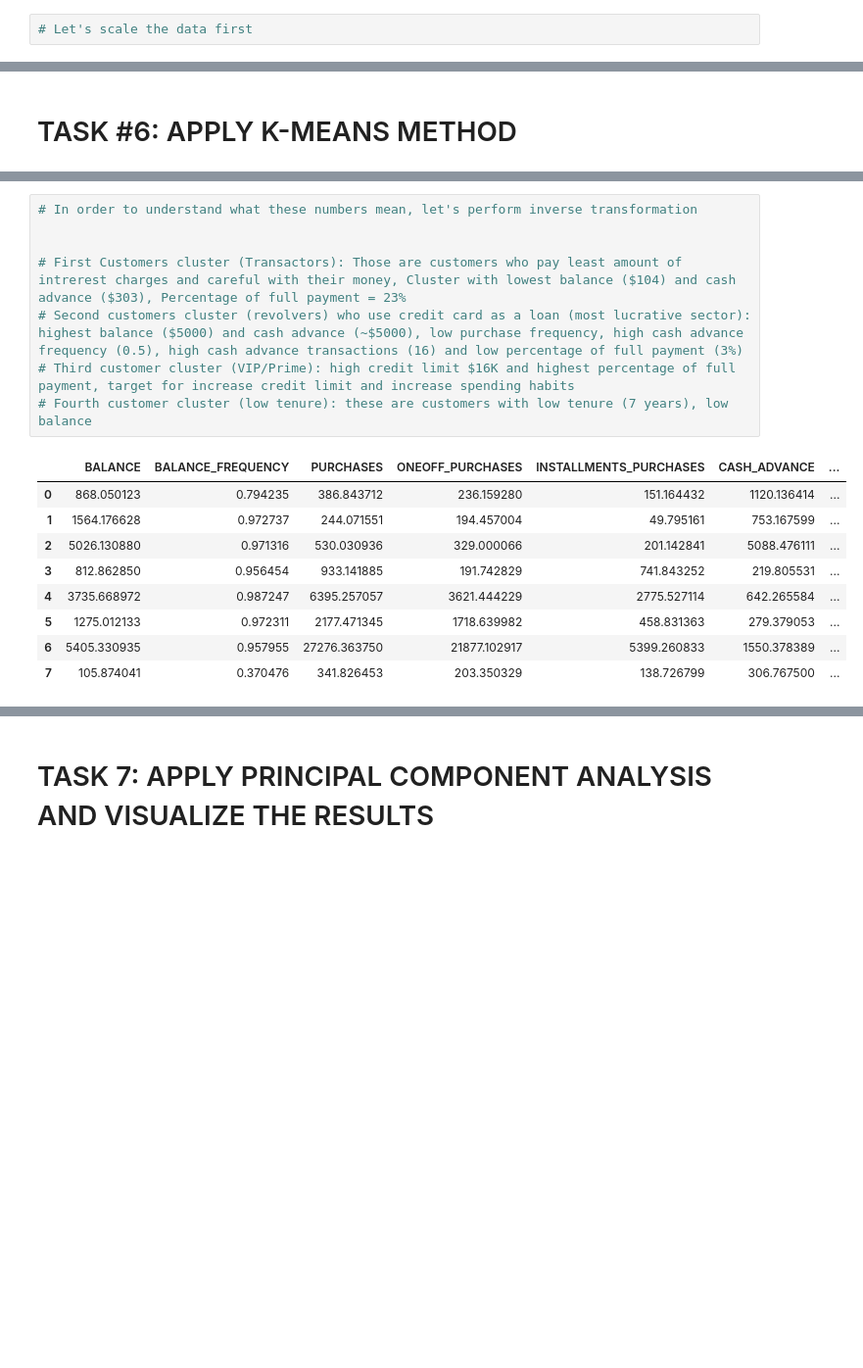
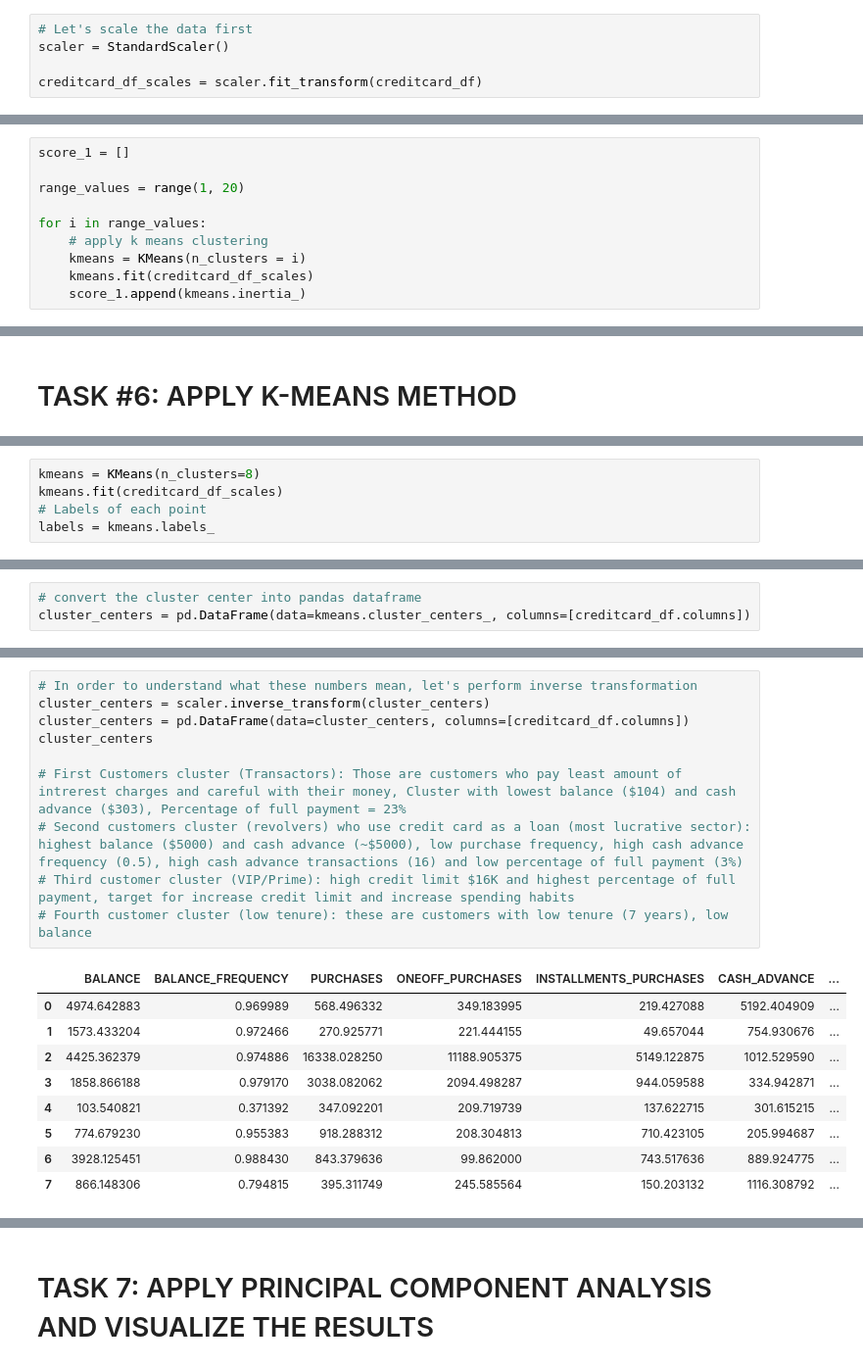
Before and after one commit to aksevenli/Data-Science-for-Business, a Jupyter notebook: Marketing_Department_Skeleton.ipynb, the cells around one changed output, grey strips where cells are left out. Shown at 98% size. Cells and saved outputs as stored; diff of their text form; blank space fills up the shorter version.

```diff
--- a/Marketing_Department_Skeleton.ipynb
+++ b/Marketing_Department_Skeleton.ipynb
@@ -340,3 +340,6 @@ sns.heatmap(correlations, annot = True)
 # TASK #5: FIND THE OPTIMAL NUMBER OF CLUSTERS USING ELBOW METHOD
 # %%
 # Let's scale the data first
+scaler = StandardScaler()
+
+creditcard_df_scales = scaler.fit_transform(creditcard_df)
@@ -361 +367,11 @@ array([[-0.73198937, -0.24943448, -0.42489974, ..., -0.31096755,
+# %%
+score_1 = []
+
+range_values = range(1, 20)
+
+for i in range_values:
+    # apply k means clustering
+    kmeans = KMeans(n_clusters = i)
+    kmeans.fit(creditcard_df_scales)
+    score_1.append(kmeans.inertia_)
 # %%
@@ -383,0 +390,5 @@ array([[-0.73198937, -0.24943448, -0.42489974, ..., -0.31096755,
+# %%
+kmeans = KMeans(n_clusters=8)
+kmeans.fit(creditcard_df_scales)
+# Labels of each point
+labels = kmeans.labels_
@@ -383,0 +405,3 @@ array([[-0.73198937, -0.24943448, -0.42489974, ..., -0.31096755,
+# %%
+# convert the cluster center into pandas dataframe
+cluster_centers = pd.DataFrame(data=kmeans.cluster_centers_, columns=[creditcard_df.columns])
@@ -384,18 +420,20 @@ array([[-0.73198937, -0.24943448, -0.42489974, ..., -0.31096755,
 # %%
 # In order to understand what these numbers mean, let's perform inverse transformation
-
+cluster_centers = scaler.inverse_transform(cluster_centers)
+cluster_centers = pd.DataFrame(data=cluster_centers, columns=[creditcard_df.columns])
+cluster_centers
 
 # First Customers cluster (Transactors): Those are customers who pay least amount of intrerest charges and careful with their money, Cluster with lowest balance ($104) and cash advance ($303), Percentage of full payment = 23%
 # Second customers cluster (revolvers) who use credit card as a loan (most lucrative sector): highest balance ($5000) and cash advance (~$5000), low purchase frequency, high cash advance frequency (0.5), high cash advance transactions (16) and low percentage of full payment (3%)
 # Third customer cluster (VIP/Prime): high credit limit $16K and highest percentage of full payment, target for increase credit limit and increase spending habits
 # Fourth customer cluster (low tenure): these are customers with low tenure (7 years), low balance
 # %% [output]
 |  | BALANCE | BALANCE_FREQUENCY | PURCHASES | ONEOFF_PURCHASES | INSTALLMENTS_PURCHASES | CASH_ADVANCE | ... |
-| 0 | 868.050123 | 0.794235 | 386.843712 | 236.159280 | 151.164432 | 1120.136414 | ... |
-| 1 | 1564.176628 | 0.972737 | 244.071551 | 194.457004 | 49.795161 | 753.167599 | ... |
-| 2 | 5026.130880 | 0.971316 | 530.030936 | 329.000066 | 201.142841 | 5088.476111 | ... |
-| 3 | 812.862850 | 0.956454 | 933.141885 | 191.742829 | 741.843252 | 219.805531 | ... |
-| 4 | 3735.668972 | 0.987247 | 6395.257057 | 3621.444229 | 2775.527114 | 642.265584 | ... |
-| 5 | 1275.012133 | 0.972311 | 2177.471345 | 1718.639982 | 458.831363 | 279.379053 | ... |
-| 6 | 5405.330935 | 0.957955 | 27276.363750 | 21877.102917 | 5399.260833 | 1550.378389 | ... |
-| 7 | 105.874041 | 0.370476 | 341.826453 | 203.350329 | 138.726799 | 306.767500 | ... |
+| 0 | 4974.642883 | 0.969989 | 568.496332 | 349.183995 | 219.427088 | 5192.404909 | ... |
+| 1 | 1573.433204 | 0.972466 | 270.925771 | 221.444155 | 49.657044 | 754.930676 | ... |
+| 2 | 4425.362379 | 0.974886 | 16338.028250 | 11188.905375 | 5149.122875 | 1012.529590 | ... |
+| 3 | 1858.866188 | 0.979170 | 3038.082062 | 2094.498287 | 944.059588 | 334.942871 | ... |
+| 4 | 103.540821 | 0.371392 | 347.092201 | 209.719739 | 137.622715 | 301.615215 | ... |
+| 5 | 774.679230 | 0.955383 | 918.288312 | 208.304813 | 710.423105 | 205.994687 | ... |
+| 6 | 3928.125451 | 0.988430 | 843.379636 | 99.862000 | 743.517636 | 889.924775 | ... |
+| 7 | 866.148306 | 0.794815 | 395.311749 | 245.585564 | 150.203132 | 1116.308792 | ... |
```
Also changed, not shown: parts of 48 cells of this notebook.
